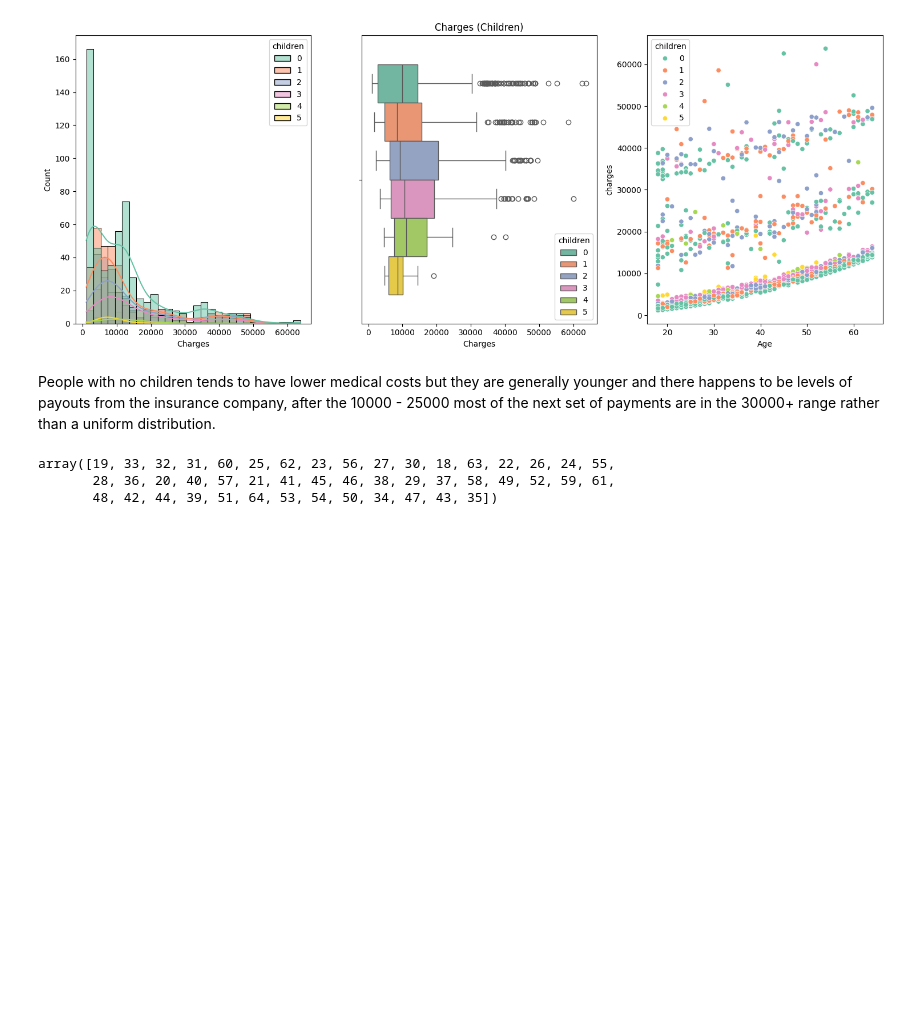
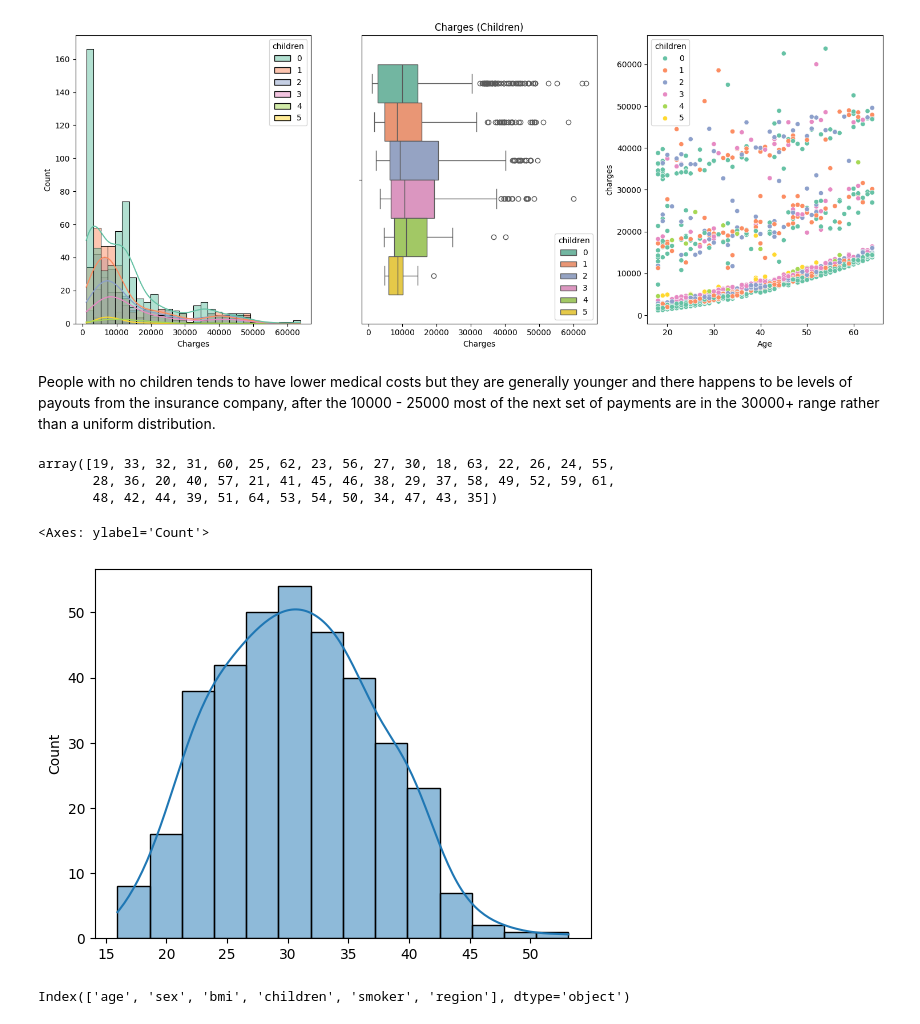
Before and after one commit to ChirasthiT/Insurance-Data-Analysis-Prediction-Python, a Jupyter notebook: medical_analysis.ipynb, the cells around one changed output. Saved outputs shown, nothing was run; the diff lists cells and outputs as text; code cells hidden in the pictures; blank space fills up the shorter version.

```diff
--- a/medical_analysis.ipynb
+++ b/medical_analysis.ipynb
@@ -11,7 +11,7 @@ import matplotlib.pyplot as plt # For visualization
 import statsmodels.api as sm # For advanced regression analytics
 # %%
 # Reading the dataset
-dataset = pd.read_csv("Medical-dataset-Analysis-Prediction-Python/insurance.csv")
+dataset = pd.read_csv("insurance.csv")
 # %%
 # Exploring the dataset
 dataset
@@ -132,3 +133,8 @@ dataset[dataset['children'] == 0]['age'].unique()
 array([19, 33, 32, 31, 60, 25, 62, 23, 56, 27, 30, 18, 63, 22, 26, 24, 55,
        28, 36, 20, 40, 57, 21, 41, 45, 46, 38, 29, 37, 58, 49, 52, 59, 61,
        48, 42, 44, 39, 51, 64, 53, 54, 50, 34, 47, 43, 35])
+# %%
+sns.histplot(dataset[dataset['children'] == 0]['bmi'].unique(), kde=True)
+# %% [output]
+<Axes: ylabel='Count'>
+[figure, added]
@@ -134,0 +145,4 @@ array([19, 33, 32, 31, 60, 25, 62, 23, 56, 27, 30, 18, 63, 22, 26, 24, 55,
+# %%
+colnames_charges_removed
+# %% [output]
+Index(['age', 'sex', 'bmi', 'children', 'smoker', 'region'], dtype='object')
```
Also changed, not shown: parts of 19 cells of this notebook.
